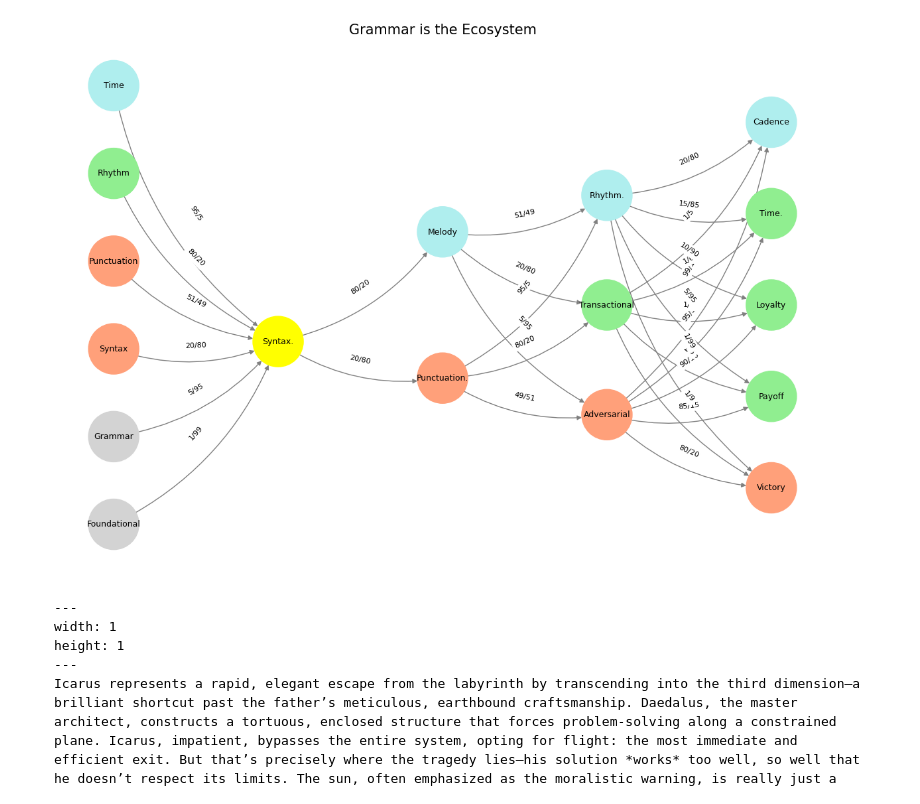
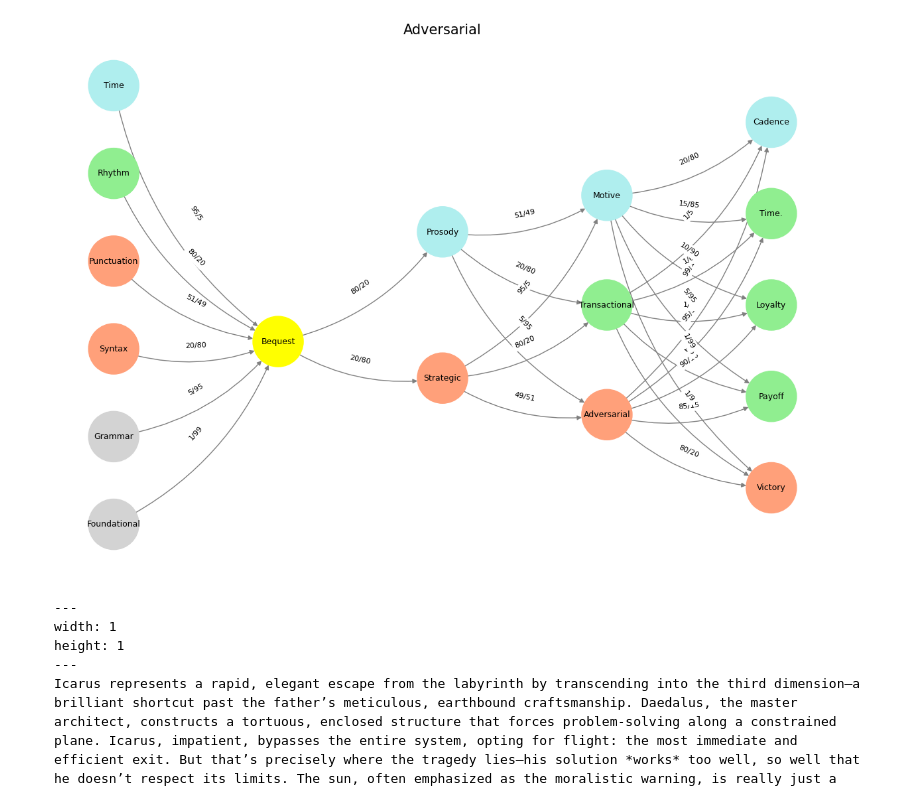
Before and after one commit to abikesa/oprah, a Jupyter notebook: kitabo/ensi/_build/jupyter_execute/act3/part3/part3_3.ipynb, the cells around one changed output. Drawn from its saved outputs; the diff is of its cells as text; code cells hidden in the pictures.

````diff
--- a/kitabo/ensi/_build/jupyter_execute/act3/part3/part3_3.ipynb
+++ b/kitabo/ensi/_build/jupyter_execute/act3/part3/part3_3.ipynb
@@ -23,39 +37,39 @@ import networkx as nx
 def define_layers():
     return {
         'Suis': ['Foundational', 'Grammar', 'Syntax', 'Punctuation', "Rhythm", 'Time'],  # Static
-        'Voir': ['Syntax.'],
-        'Choisis': ['Punctuation.', 'Melody'],
-        'Deviens': ['Adversarial', 'Transactional', 'Rhythm.'],
+        'Voir': ['Bequest'],
+        'Choisis': ['Strategic', 'Prosody'],
+        'Deviens': ['Adversarial', 'Transactional', 'Motive'],
         "M'èléve": ['Victory', 'Payoff', 'Loyalty', 'Time.', 'Cadence']
     }
 
 # Assign colors to nodes
 def assign_colors():
     color_map = {
-        'yellow': ['Syntax.'],
-        'paleturquoise': ['Time', 'Melody', 'Rhythm.', 'Cadence'],
+        'yellow': ['Bequest'],
+        'paleturquoise': ['Time', 'Prosody', 'Motive', 'Cadence'],
         'lightgreen': ["Rhythm", 'Transactional', 'Payoff', 'Time.', 'Loyalty'],
-        'lightsalmon': ['Syntax', 'Punctuation', 'Punctuation.', 'Adversarial', 'Victory'],
+        'lightsalmon': ['Syntax', 'Punctuation', 'Strategic', 'Adversarial', 'Victory'],
     }
     return {node: color for color, nodes in color_map.items() for node in nodes}
 
 # Define edge weights (hardcoded for editing)
 def define_edges():
     return {
-        ('Foundational', 'Syntax.'): '1/99',
-        ('Grammar', 'Syntax.'): '5/95',
-        ('Syntax', 'Syntax.'): '20/80',
-        ('Punctuation', 'Syntax.'): '51/49',
-        ("Rhythm", 'Syntax.'): '80/20',
-        ('Time', 'Syntax.'): '95/5',
-        ('Syntax.', 'Punctuation.'): '20/80',
-        ('Syntax.', 'Melody'): '80/20',
-        ('Punctuation.', 'Adversarial'): '49/51',
-        ('Punctuation.', 'Transactional'): '80/20',
-        ('Punctuation.', 'Rhythm.'): '95/5',
-        ('Melody', 'Adversarial'): '5/95',
-        ('Melody', 'Transactional'): '20/80',
-        ('Melody', 'Rhythm.'): '51/49',
+        ('Foundational', 'Bequest'): '1/99',
+        ('Grammar', 'Bequest'): '5/95',
+        ('Syntax', 'Bequest'): '20/80',
+        ('Punctuation', 'Bequest'): '51/49',
+        ("Rhythm", 'Bequest'): '80/20',
+        ('Time', 'Bequest'): '95/5',
+        ('Bequest', 'Strategic'): '20/80',
+        ('Bequest', 'Prosody'): '80/20',
+        ('Strategic', 'Adversarial'): '49/51',
+        ('Strategic', 'Transactional'): '80/20',
+        ('Strategic', 'Motive'): '95/5',
+        ('Prosody', 'Adversarial'): '5/95',
+        ('Prosody', 'Transactional'): '20/80',
+        ('Prosody', 'Motive'): '51/49',
         ('Adversarial', 'Victory'): '80/20',
         ('Adversarial', 'Payoff'): '85/15',
         ('Adversarial', 'Loyalty'): '90/10',
@@ -66,11 +80,11 @@ def define_edges():
         ('Transactional', 'Loyalty'): '1/7',
         ('Transactional', 'Time.'): '1/6',
         ('Transactional', 'Cadence'): '1/5',
-        ('Rhythm.', 'Victory'): '1/99',
-        ('Rhythm.', 'Payoff'): '5/95',
-        ('Rhythm.', 'Loyalty'): '10/90',
-        ('Rhythm.', 'Time.'): '15/85',
-        ('Rhythm.', 'Cadence'): '20/80'
+        ('Motive', 'Victory'): '1/99',
+        ('Motive', 'Payoff'): '5/95',
+        ('Motive', 'Loyalty'): '10/90',
+        ('Motive', 'Time.'): '15/85',
+        ('Motive', 'Cadence'): '20/80'
     }
 
 # Calculate positions for nodes
@@ -87,35 +101,35 @@ def visualize_nn():
     pos = {}
     node_colors = []
 
     # Add nodes and assign positions
     for i, (layer_name, nodes) in enumerate(layers.items()):
         positions = calculate_positions(nodes, x_offset=i * 2)
         for node, position in zip(nodes, positions):
             G.add_node(node, layer=layer_name)
             pos[node] = position
             node_colors.append(colors.get(node, 'lightgray'))
 
     # Add edges with weights
     for (source, target), weight in edges.items():
         if source in G.nodes and target in G.nodes:
             G.add_edge(source, target, weight=weight)
 
     # Draw the graph
     plt.figure(figsize=(12, 8))
     edges_labels = {(u, v): d["weight"] for u, v, d in G.edges(data=True)}
 
     nx.draw(
         G, pos, with_labels=True, node_color=node_colors, edge_color='gray',
         node_size=3000, font_size=9, connectionstyle="arc3,rad=0.2"
     )
     nx.draw_networkx_edge_labels(G, pos, edge_labels=edges_labels, font_size=8)
-    plt.title("Grammar is the Ecosystem", fontsize=15)
+    plt.title("Adversarial", fontsize=15)
     plt.show()
 
 # Run the visualization
 visualize_nn()
 # %% [output]
-[figure, old version]
+[figure, new version]
 # %% [markdown]
 ```{figure} ../../figures/blanche.*
 ---
````
Also changed, not shown: parts of 2 cells of this notebook, 6 other files.
